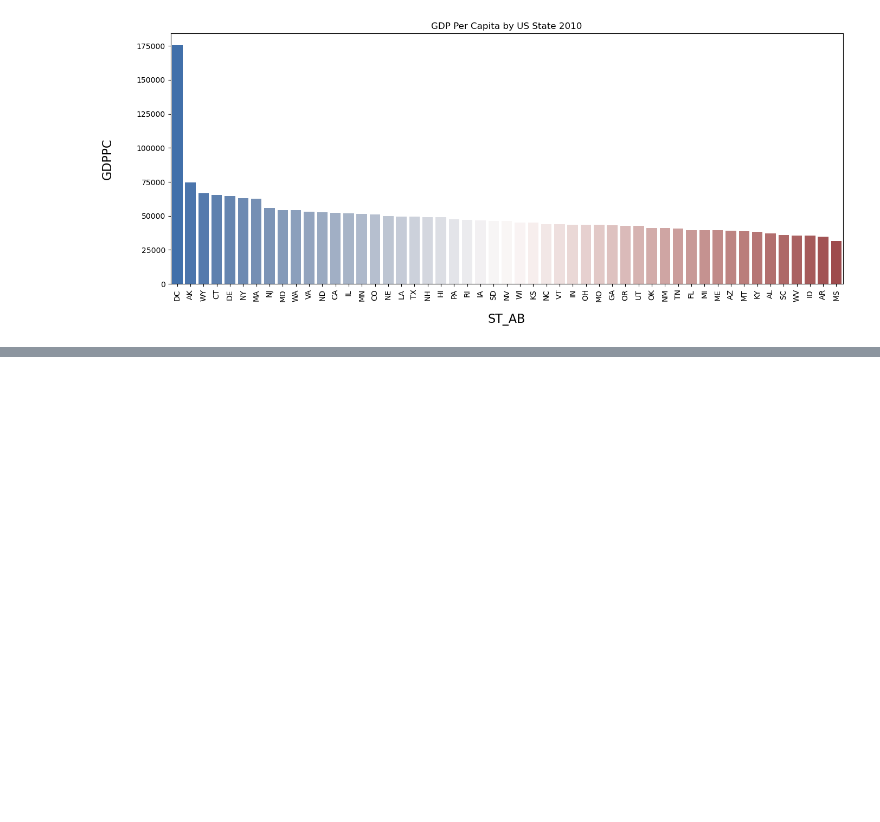
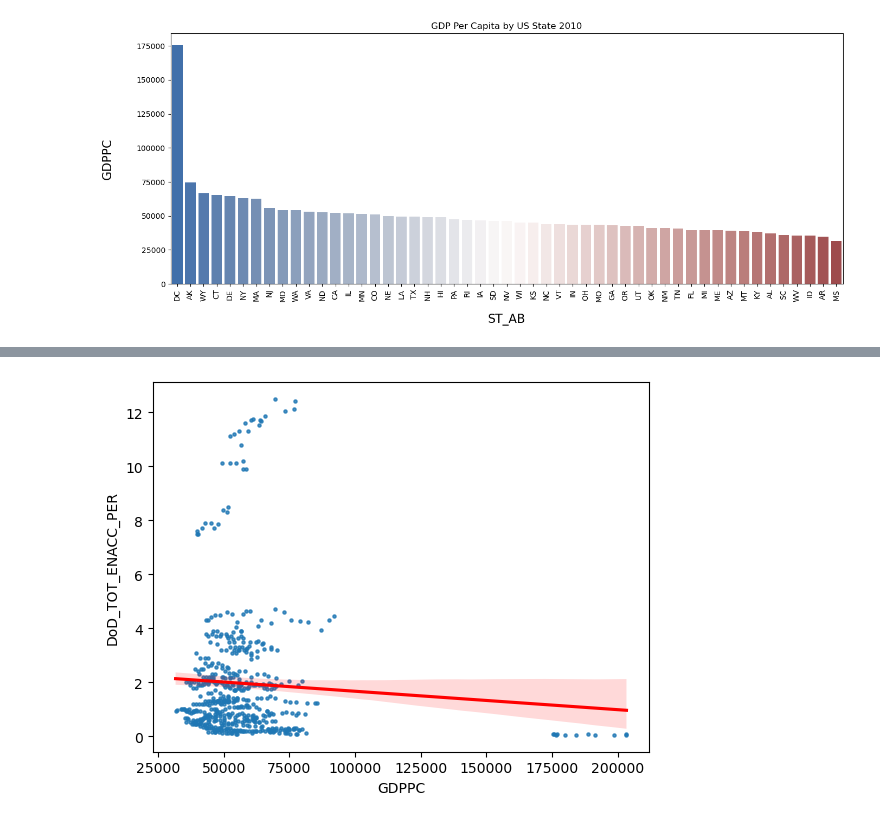
Before and after one commit to lightc4/lightch_capstone1, a Jupyter notebook: notebook/GDPPC.ipynb, the cells around one changed output, grey strips where cells are left out. Drawn from its saved outputs; the diff is of its cells as text; code cells hidden in the pictures; blank space fills up the shorter version.

```diff
--- a/notebook/GDPPC.ipynb
+++ b/notebook/GDPPC.ipynb
@@ -284,0 +297,5 @@ sns.heatmap(data=
+# %%
+sns.regplot(x='GDPPC', y='DoD_TOT_ENACC_PER', data=df, scatter_kws={'s':5},  line_kws={'color':'red'})
+plt.show()
+# %% [output]
+[figure, added]
```
Also changed, not shown: parts of 24 cells of this notebook, 2 other files.
